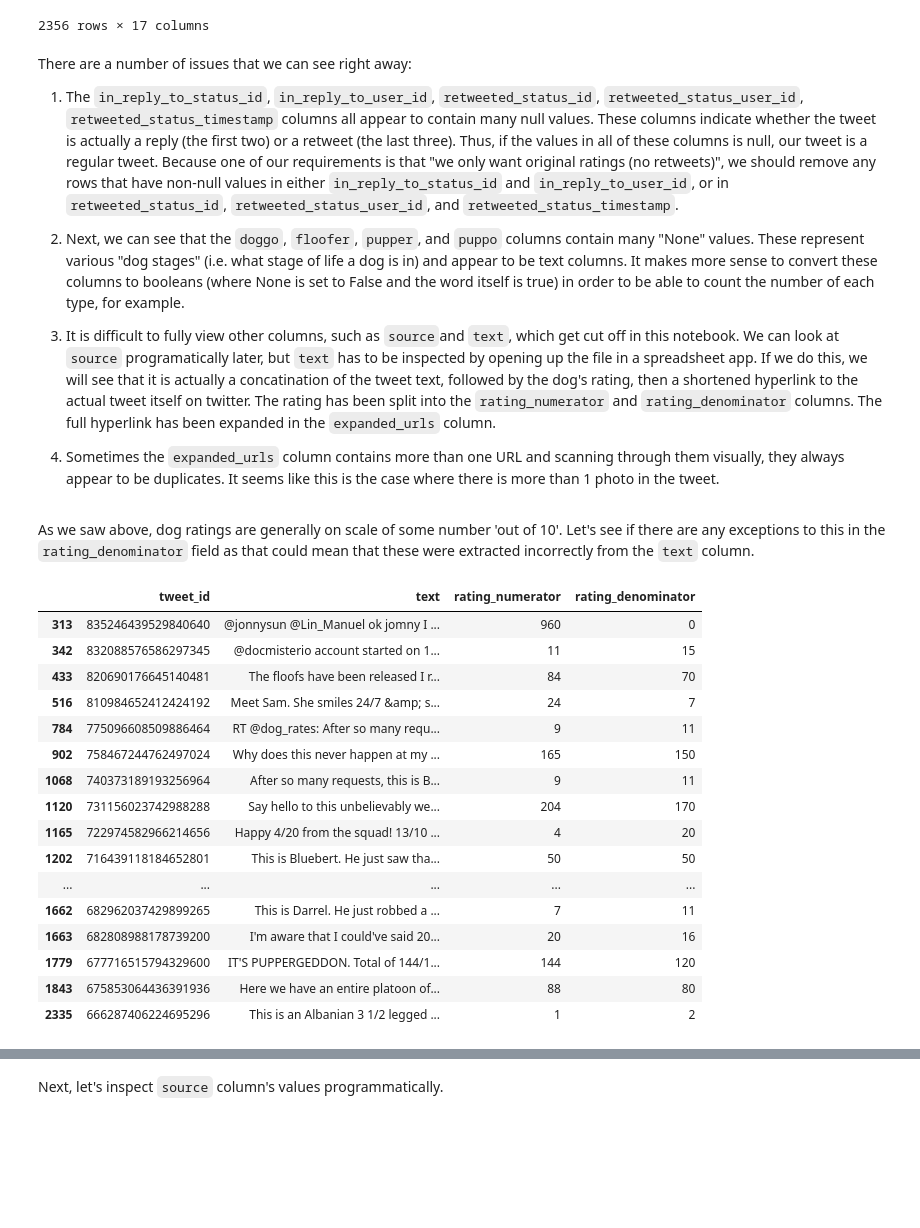
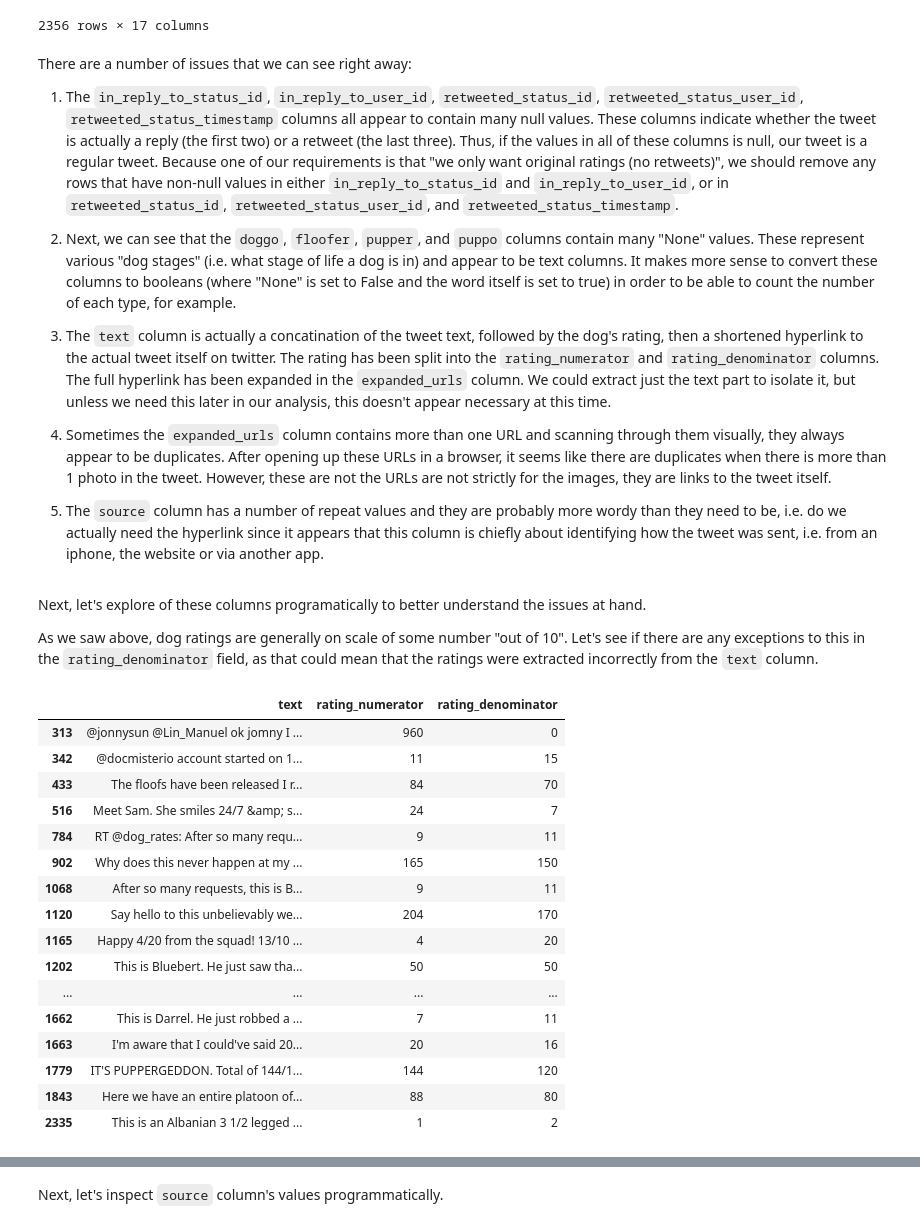
Before and after one commit to maleina/WeRateDogs-Twitter-Analysis, a Jupyter notebook: wrangle_act.ipynb, the cells around one changed output, grey strips where cells are left out. Cells and saved outputs as stored; diff of their text form; code cells hidden in the pictures; blank space fills up the shorter version.

```diff
--- a/wrangle_act.ipynb
+++ b/wrangle_act.ipynb
@@ -56,3 +70,6 @@ import requests
+# %%
+# Since our data will contain long strings, make sure we display entire strings of dataframe
+pd.set_option('display.max_colwidth', -1)
 # %% [markdown]
 Let's load the WeRateDogs twitter archive into a Pandas dataframe.
 # %%
@@ -226,31 +234,35 @@ There are a number of issues that we can see right away:
 
 1. The `in_reply_to_status_id`, `in_reply_to_user_id`, `retweeted_status_id`, `retweeted_status_user_id`, `retweeted_status_timestamp` columns all appear to contain many null values. These columns indicate whether the tweet is actually a reply (the first two) or a retweet (the last three). Thus, if the values in all of these columns is null, our tweet is a regular tweet.  Because one of our requirements is that "we only want original ratings (no retweets)", we should remove any rows that have non-null values in either `in_reply_to_status_id` and `in_reply_to_user_id`, or in `retweeted_status_id`, `retweeted_status_user_id`, and `retweeted_status_timestamp`.
 
-2. Next, we can see that the `doggo`, `floofer`, `pupper`, and `puppo` columns contain many "None" values. These represent various "dog stages" (i.e. what stage of life a dog is in) and appear to be text columns. It makes more sense to convert these columns to booleans (where None is set to False and the word itself is true) in order to be able to count the number of each type, for example.
+2. Next, we can see that the `doggo`, `floofer`, `pupper`, and `puppo` columns contain many "None" values. These represent various "dog stages" (i.e. what stage of life a dog is in) and appear to be text columns. It makes more sense to convert these columns to booleans (where "None" is set to False and the word itself is set to true) in order to be able to count the number of each type, for example.
 
-3. It is difficult to fully view other columns, such as `source`and `text`, which get cut off in this notebook. We can look at `source` programatically later, but `text` has to be inspected by opening up the file in a spreadsheet app. If we do this, we will see that it is actually a concatination of the tweet text, followed by the dog's rating, then a shortened hyperlink to the actual tweet itself on twitter. The rating has been split into the `rating_numerator` and `rating_denominator` columns. The full hyperlink has been expanded in the `expanded_urls` column.
+3. The `text` column is actually a concatination of the tweet text, followed by the dog's rating, then a shortened hyperlink to the actual tweet itself on twitter. The rating has been split into the `rating_numerator` and `rating_denominator` columns. The full hyperlink has been expanded in the `expanded_urls` column. We could extract just the text part to isolate it, but unless we need this later in our analysis, this doesn't appear necessary at this time.
 
-4. Sometimes the `expanded_urls` column contains more than one URL and scanning through them visually, they always appear to be duplicates. It seems like this is the case where there is more than 1 photo in the tweet.
+4. Sometimes the `expanded_urls` column contains more than one URL and scanning through them visually, they always appear to be duplicates. After opening up these URLs in a browser, it seems like there are duplicates when there is more than 1 photo in the tweet. However, these are not the URLs are not strictly for the images, they are links to the tweet itself.
+
+5. The `source` column has a number of repeat values and they are probably more wordy than they need to be, i.e. do we actually need the hyperlink since it appears that this column is chiefly about identifying how the tweet was sent, i.e. from an iphone, the website or via another app.
 # %% [markdown]
-As we saw above, dog ratings are generally on scale of some number 'out of 10'. Let's see if there are any exceptions to this in the `rating_denominator` field as that could mean that these were extracted incorrectly from the `text` column.
+Next, let's explore of these columns programatically to better understand the issues at hand.
+
+As we saw above, dog ratings are generally on scale of some number "out of 10". Let's see if there are any exceptions to this in the `rating_denominator` field, as that could mean that the ratings were extracted incorrectly from the `text` column.
 # %%
-df_twitter_archive[df_twitter_archive['rating_denominator'] != 10][['tweet_id','text', 'rating_numerator', 'rating_denominator']]
+df_twitter_archive[df_twitter_archive['rating_denominator'] != 10][['text', 'rating_numerator', 'rating_denominator']]
 # %% [output]
-|  | tweet_id | text | rating_numerator | rating_denominator |
-| 313 | 835246439529840640 | @jonnysun @Lin_Manuel ok jomny I ... | 960 | 0 |
-| 342 | 832088576586297345 | @docmisterio account started on 1... | 11 | 15 |
-| 433 | 820690176645140481 | The floofs have been released I r... | 84 | 70 |
-| 516 | 810984652412424192 | Meet Sam. She smiles 24/7 &amp; s... | 24 | 7 |
-| 784 | 775096608509886464 | RT @dog_rates: After so many requ... | 9 | 11 |
-| 902 | 758467244762497024 | Why does this never happen at my ... | 165 | 150 |
-| 1068 | 740373189193256964 | After so many requests, this is B... | 9 | 11 |
-| 1120 | 731156023742988288 | Say hello to this unbelievably we... | 204 | 170 |
-| 1165 | 722974582966214656 | Happy 4/20 from the squad! 13/10 ... | 4 | 20 |
-| 1202 | 716439118184652801 | This is Bluebert. He just saw tha... | 50 | 50 |
-| ... | ... | ... | ... | ... |
-| 1662 | 682962037429899265 | This is Darrel. He just robbed a ... | 7 | 11 |
-| 1663 | 682808988178739200 | I'm aware that I could've said 20... | 20 | 16 |
-| 1779 | 677716515794329600 | IT'S PUPPERGEDDON. Total of 144/1... | 144 | 120 |
-| 1843 | 675853064436391936 | Here we have an entire platoon of... | 88 | 80 |
-| 2335 | 666287406224695296 | This is an Albanian 3 1/2 legged ... | 1 | 2 |
+|  | text | rating_numerator | rating_denominator |
+| 313 | @jonnysun @Lin_Manuel ok jomny I ... | 960 | 0 |
+| 342 | @docmisterio account started on 1... | 11 | 15 |
+| 433 | The floofs have been released I r... | 84 | 70 |
+| 516 | Meet Sam. She smiles 24/7 &amp; s... | 24 | 7 |
+| 784 | RT @dog_rates: After so many requ... | 9 | 11 |
+| 902 | Why does this never happen at my ... | 165 | 150 |
+| 1068 | After so many requests, this is B... | 9 | 11 |
+| 1120 | Say hello to this unbelievably we... | 204 | 170 |
+| 1165 | Happy 4/20 from the squad! 13/10 ... | 4 | 20 |
+| 1202 | This is Bluebert. He just saw tha... | 50 | 50 |
+| ... | ... | ... | ... |
+| 1662 | This is Darrel. He just robbed a ... | 7 | 11 |
+| 1663 | I'm aware that I could've said 20... | 20 | 16 |
+| 1779 | IT'S PUPPERGEDDON. Total of 144/1... | 144 | 120 |
+| 1843 | Here we have an entire platoon of... | 88 | 80 |
+| 2335 | This is an Albanian 3 1/2 legged ... | 1 | 2 |
 # %% [markdown]
```
Also changed, not shown: parts of 23 cells of this notebook, 1 other file.
